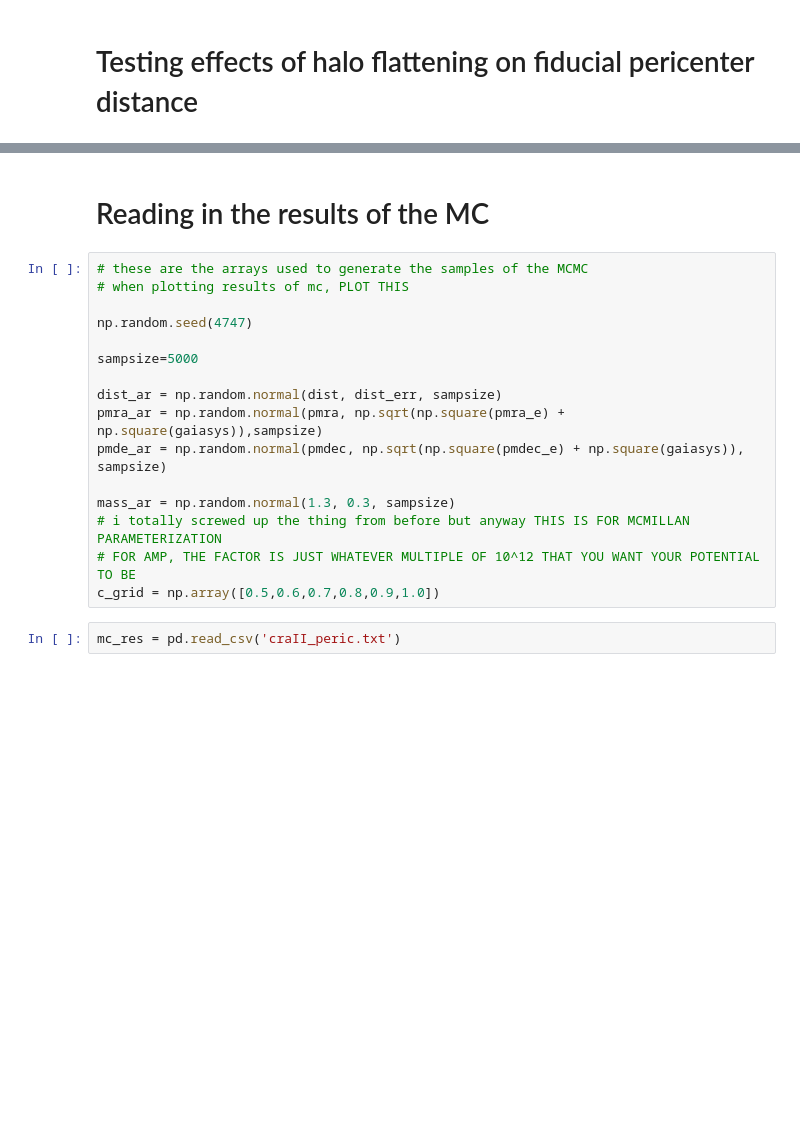
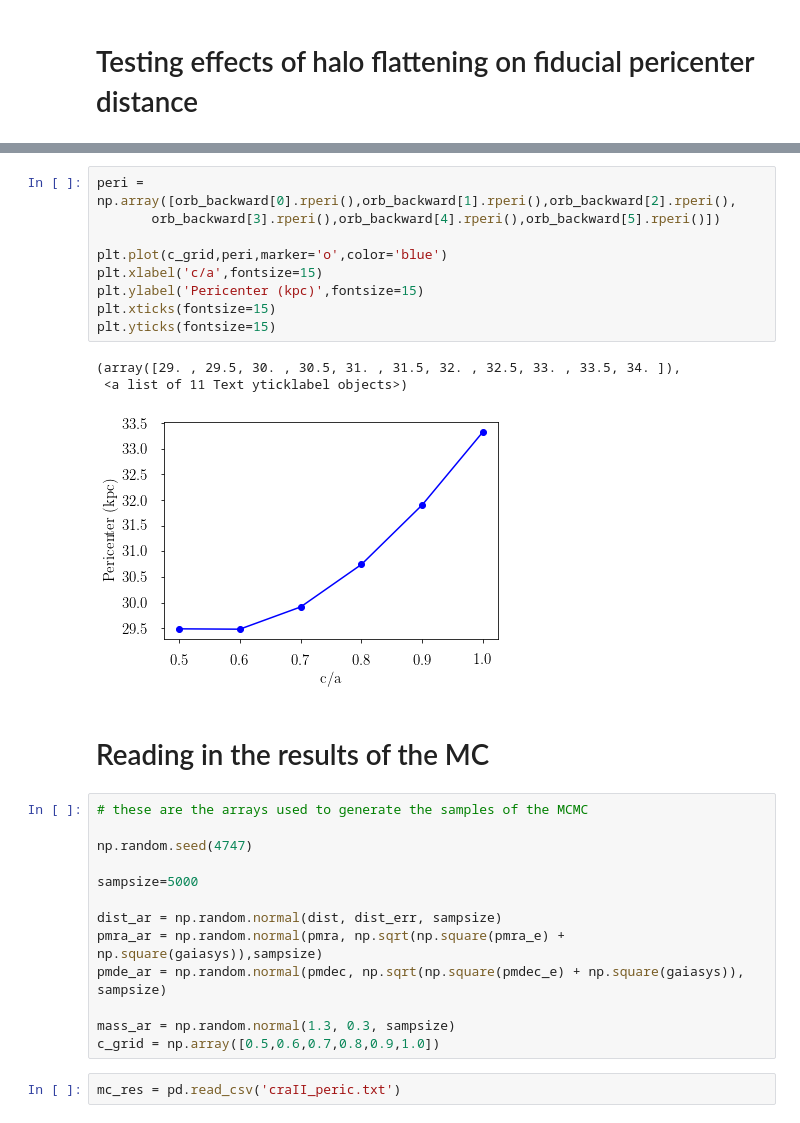
Before and after one commit to swfu/DwarfTidalStripping, a Jupyter notebook: craII_analysis.ipynb, the cells around one changed output, grey strips where cells are left out. Cells and saved outputs as stored; diff of their text form; blank space fills up the shorter version.

```diff
--- a/craII_analysis.ipynb
+++ b/craII_analysis.ipynb
@@ -219,8 +220,20 @@ Mass of Halo: 1.3 10^12 Solar masses
+# %%
+peri = np.array([orb_backward[0].rperi(),orb_backward[1].rperi(),orb_backward[2].rperi(),
+       orb_backward[3].rperi(),orb_backward[4].rperi(),orb_backward[5].rperi()])
+
+plt.plot(c_grid,peri,marker='o',color='blue')
+plt.xlabel('c/a',fontsize=15)
+plt.ylabel('Pericenter (kpc)',fontsize=15)
+plt.xticks(fontsize=15)
+plt.yticks(fontsize=15)
+# %% [output]
+(array([29. , 29.5, 30. , 30.5, 31. , 31.5, 32. , 32.5, 33. , 33.5, 34. ]),
+ <a list of 11 Text yticklabel objects>)
+[figure, added]
 # %% [markdown]
 # Reading in the results of the MC
 # %%
 # these are the arrays used to generate the samples of the MCMC
-# when plotting results of mc, PLOT THIS
 
 np.random.seed(4747)
 
@@ -231,8 +244,6 @@ pmra_ar = np.random.normal(pmra, np.sqrt(np.square(pmra_e) + np.square(gaiasys))
 pmde_ar = np.random.normal(pmdec, np.sqrt(np.square(pmdec_e) + np.square(gaiasys)), sampsize)
 
 mass_ar = np.random.normal(1.3, 0.3, sampsize)
-# i totally screwed up the thing from before but anyway THIS IS FOR MCMILLAN PARAMETERIZATION
-# FOR AMP, THE FACTOR IS JUST WHATEVER MULTIPLE OF 10^12 THAT YOU WANT YOUR POTENTIAL TO BE
 c_grid = np.array([0.5,0.6,0.7,0.8,0.9,1.0])
 # %%
 mc_res = pd.read_csv('craII_peric.txt')
```
Also changed, not shown: parts of 7 cells of this notebook, 5 other files.
